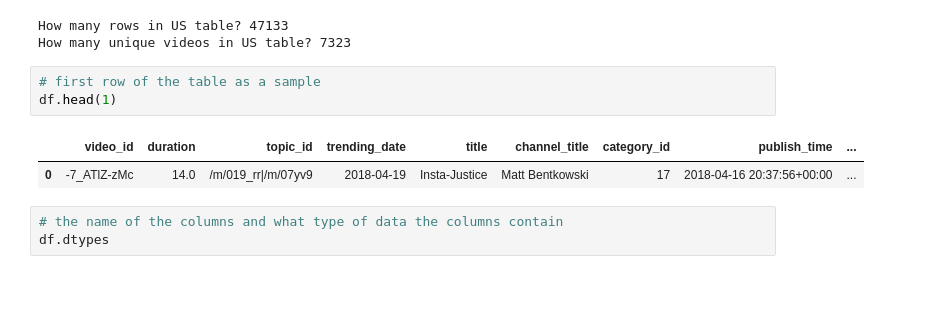
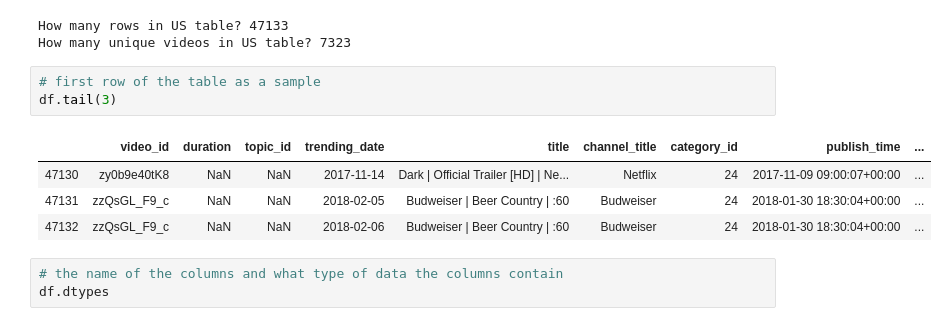
Before and after one commit to georgehua/Azure-Youtube-trending-analysis, a Jupyter notebook: understand_datasets.ipynb, the cells around one changed output. Cells and saved outputs as stored; diff of their text form; blank space fills up the shorter version.

```diff
--- a/understand_datasets.ipynb
+++ b/understand_datasets.ipynb
@@ -22,10 +36,12 @@ How many rows in US table? 47133
 How many unique videos in US table? 7323
 # %%
 # first row of the table as a sample
-df.head(1)
+df.tail(3)
 # %% [output]
 |  | video_id | duration | topic_id | trending_date | title | channel_title | category_id | publish_time | ... |
-| 0 | -7_ATlZ-zMc | 14.0 | /m/019_rr|/m/07yv9 | 2018-04-19 | Insta-Justice | Matt Bentkowski | 17 | 2018-04-16 20:37:56+00:00 | ... |
+| 47130 | zy0b9e40tK8 | NaN | NaN | 2017-11-14 | Dark | Official Trailer [HD] | Ne... | Netflix | 24 | 2017-11-09 09:00:07+00:00 | ... |
+| 47131 | zzQsGL_F9_c | NaN | NaN | 2018-02-05 | Budweiser | Beer Country | :60 | Budweiser | 24 | 2018-01-30 18:30:04+00:00 | ... |
+| 47132 | zzQsGL_F9_c | NaN | NaN | 2018-02-06 | Budweiser | Beer Country | :60 | Budweiser | 24 | 2018-01-30 18:30:04+00:00 | ... |
 # %%
 # the name of the columns and what type of data the columns contain
 df.dtypes
```
Also changed, not shown: parts of 3 cells of this notebook, 3 other files.
